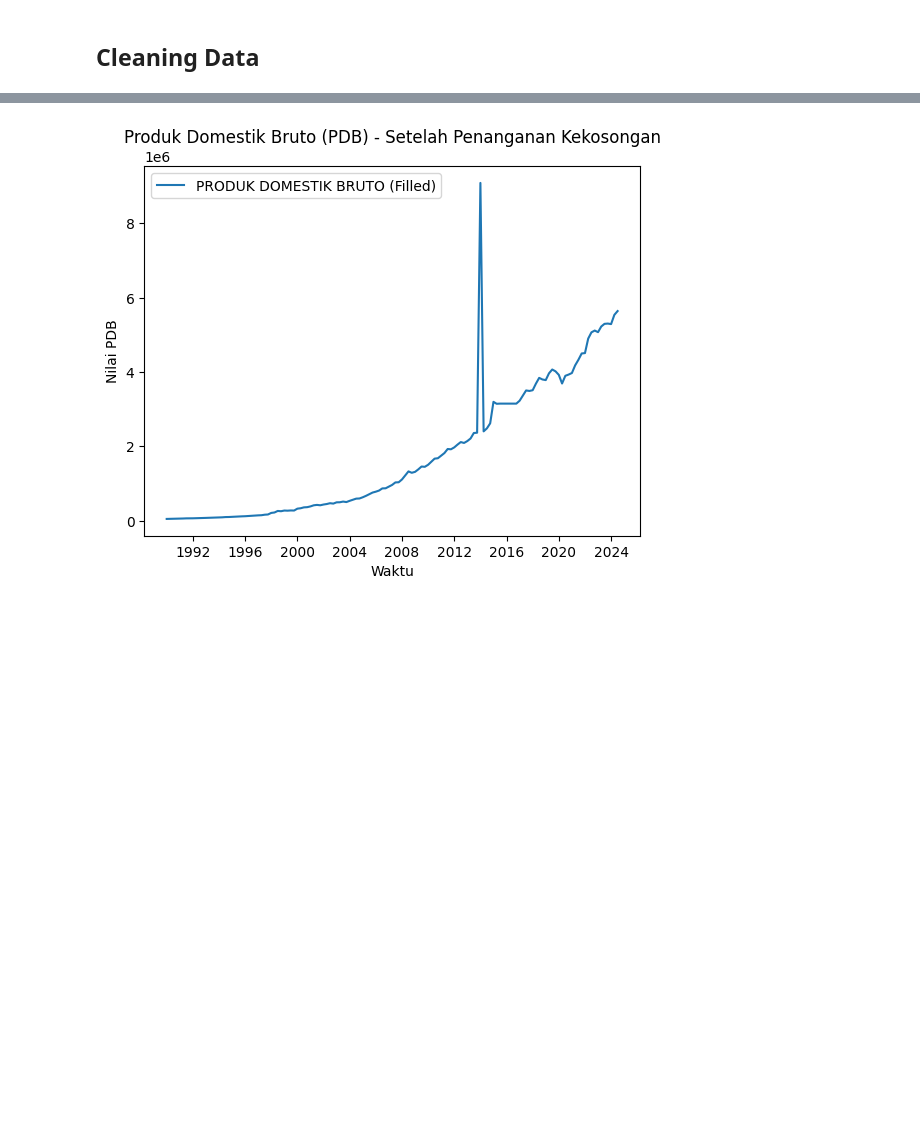
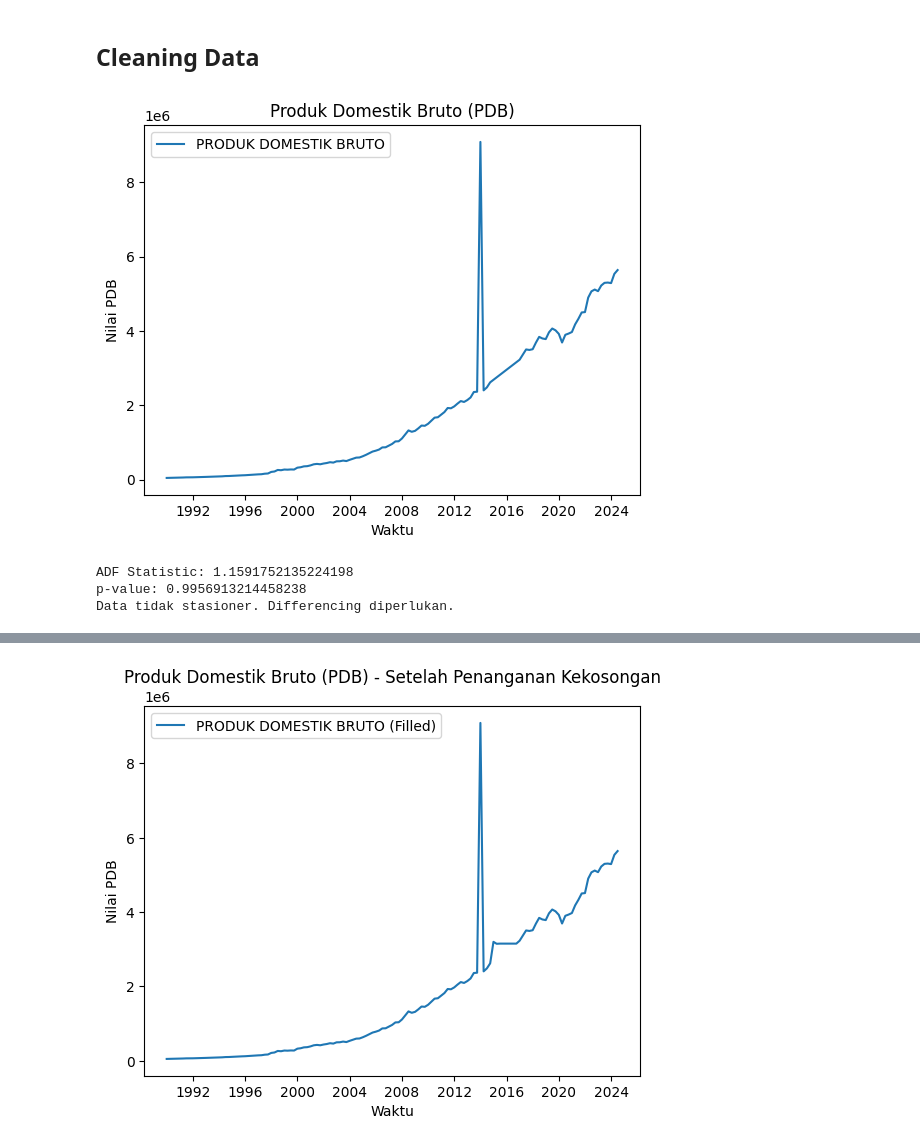
Before and after one commit to mbudis23/big-data-final-exam, a Jupyter notebook: notebooks/problem_1.ipynb, the cells around one changed output, grey strips where cells are left out. Drawn from its saved outputs; the diff is of its cells as text; code cells hidden in the pictures; blank space fills up the shorter version.

```diff
--- a/notebooks/problem_1.ipynb
+++ b/notebooks/problem_1.ipynb
@@ -28,3 +28,28 @@ plt.show()
 [figure]
 # %% [markdown]
 ## Cleaning Data
+# %%
+df['PRODUK DOMESTIK BRUTO'] = df['PRODUK DOMESTIK BRUTO'].interpolate(method='linear')
+plt.plot(df.index, df['PRODUK DOMESTIK BRUTO'], label='PRODUK DOMESTIK BRUTO')
+plt.title('Produk Domestik Bruto (PDB)')
+plt.xlabel('Waktu')
+plt.ylabel('Nilai PDB')
+plt.legend()
+plt.show()
+# %% [output]
+[figure, added]
+# %%
+from statsmodels.tsa.stattools import adfuller
+
+result = adfuller(df['PRODUK DOMESTIK BRUTO'])
+print("ADF Statistic:", result[0])
+print("p-value:", result[1])
+
+if result[1] > 0.05:
+    print("Data tidak stasioner. Differencing diperlukan.")
+else:
+    print("Data sudah stasioner.")
+# %% [output]
+ADF Statistic: 1.1591752135224198
+p-value: 0.9956913214458238
+Data tidak stasioner. Differencing diperlukan.
```
Also changed, not shown: parts of 12 cells of this notebook, 2 other files.
